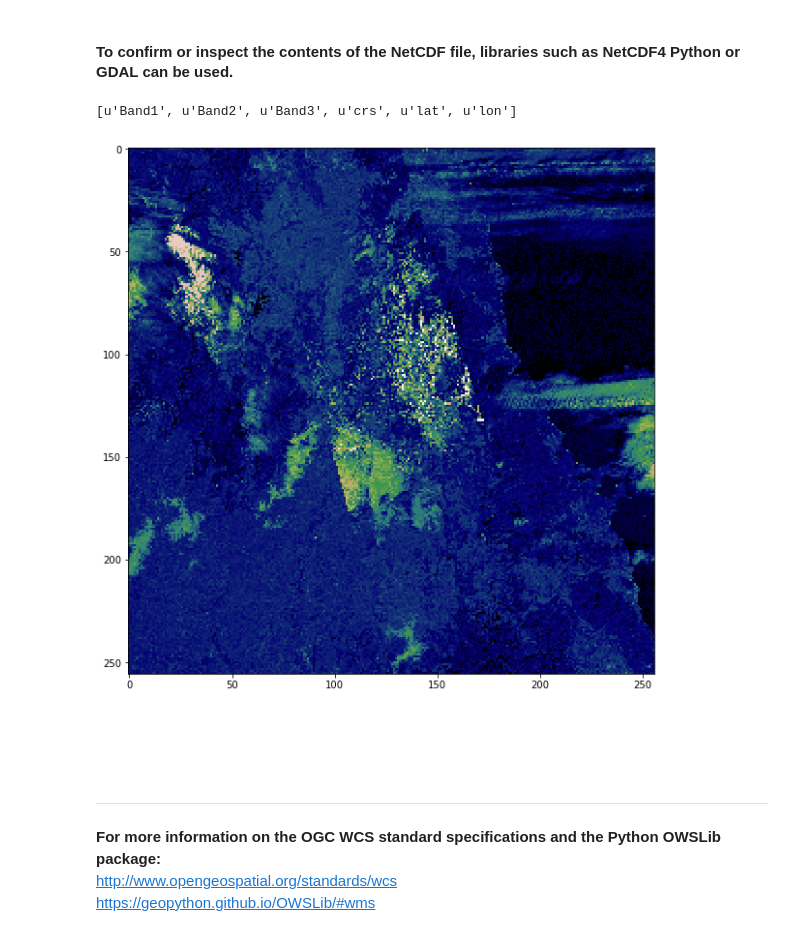
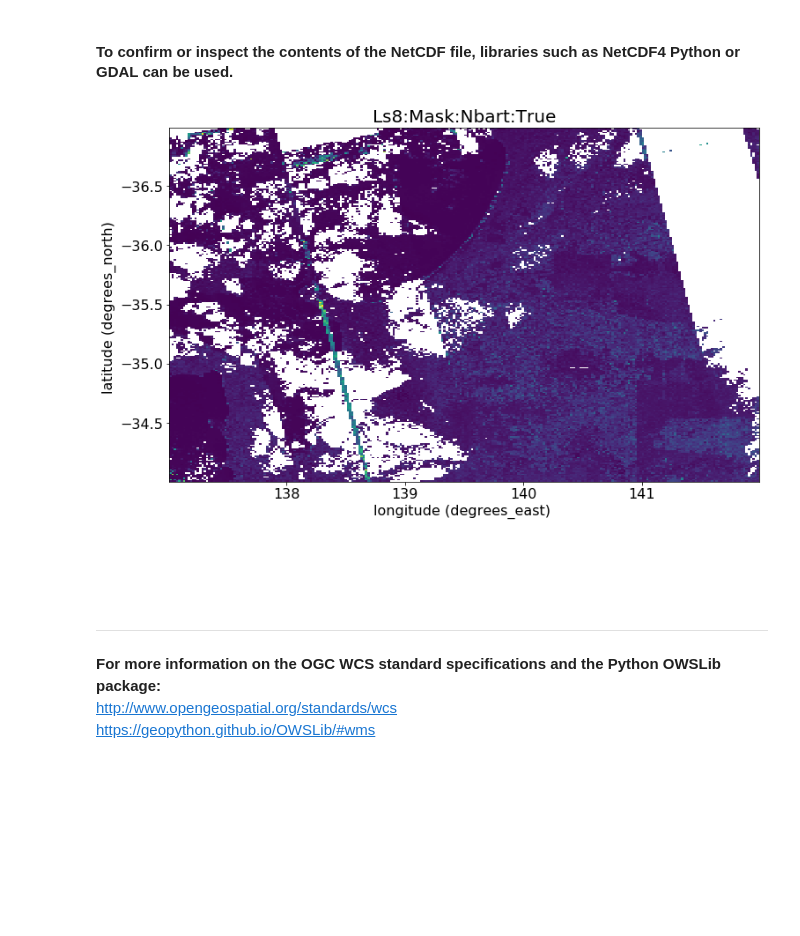
Before and after one commit to asivapra/gsky-demos, a Jupyter notebook: Notebook_GSKY_WCS.ipynb, the cells around one changed output. Cells and saved outputs as stored; diff of their text form; code cells hidden in the pictures; blank space fills up the shorter version.

```diff
--- a/Notebook_GSKY_WCS.ipynb
+++ b/Notebook_GSKY_WCS.ipynb
@@ -161,3 +40,5 @@ layer = "LS7:NBAR:TRUE"
+# %%
+layer = "LS8:MASK:NBART:TRUE"
 # %%
 print(wcs[layer].abstract)
 # %% [output]
@@ -250,14 +132,28 @@ from netCDF4 import Dataset
-# %%
-with Dataset(filename) as ds:
-    print(ds.variables.keys())
-
-    band = ds['Band1']
-
-    fig = plt.figure(figsize=(10,10))
-    plt.imshow(band, cmap='gist_earth')
-# %% [output]
-[u'Band1', u'Band2', u'Band3', u'crs', u'lat', u'lon']
-[figure, removed]
+# %%
+with Dataset(filename) as ds:
+
+    band = ds['Band1']
+    lon = ds['lon']
+    lat = ds['lat']
+
+
+    # Set figure size
+    plt.figure(figsize=(12,12))
+
+    # Plot image
+    plt.imshow(band, extent=[lon[0], lon[-1], lat[-1], lat[0]])
+
+    # Add figure title and labels
+    # We can make use of the defined variable attributes to do this
+    plt.title(layer.title(), fontsize=20)
+    plt.xlabel(lon.long_name+' ('+lon.units+') ', fontsize=16)
+    plt.ylabel(lat.long_name+' ('+lat.units+') ', fontsize=16)
+
+
+    # Adjust tick mark size
+    plt.tick_params(labelsize=16)
+# %% [output]
+[figure, added]
 # %% [markdown]
 <br>
 <br>
```
Also changed, not shown: parts of 19 cells of this notebook, 6 other files.
